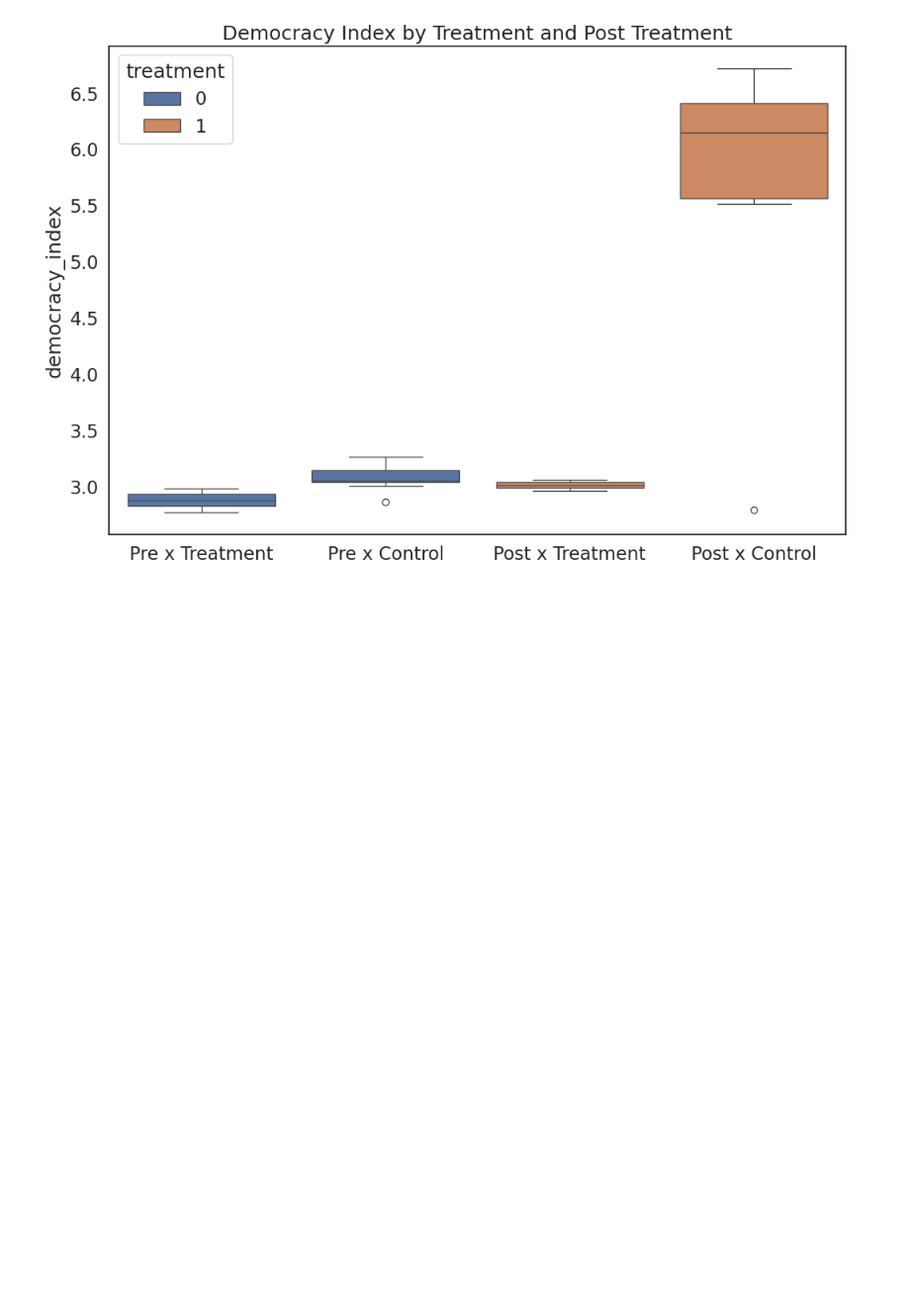
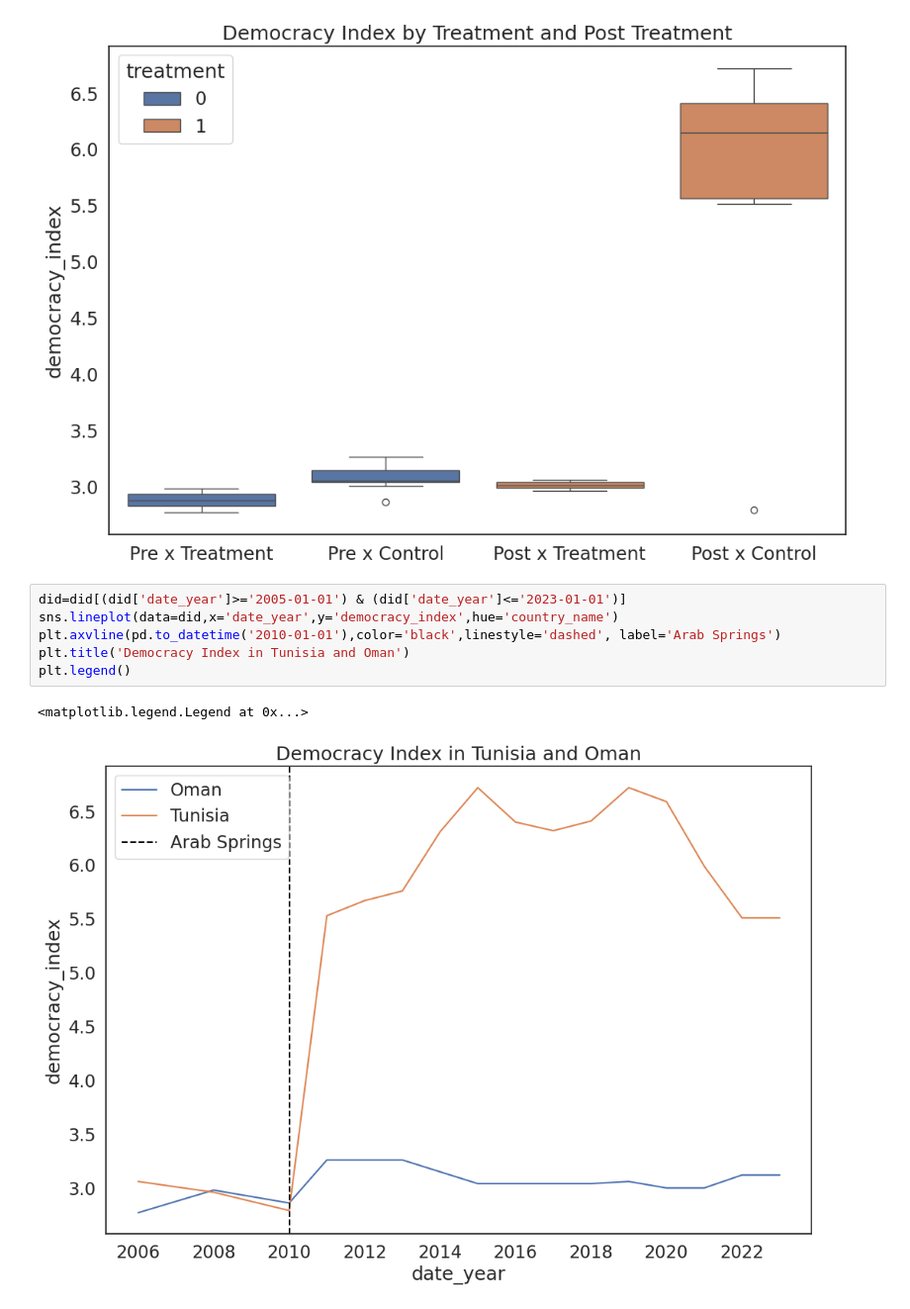
Before and after one commit to Josephmdlv/Final-work, a Jupyter notebook: Did_Democracy.ipynb, the cells around one changed output. Shown at 99% size. Cells and saved outputs as stored; diff of their text form; blank space fills up the shorter version.

```diff
--- a/Did_Democracy.ipynb
+++ b/Did_Democracy.ipynb
@@ -97,3 +97,12 @@ plt.title('Democracy Index by Treatment and Post Treatment')
 plt.show()
 # %% [output]
 [figure]
+# %%
+did=did[(did['date_year']>='2005-01-01') & (did['date_year']<='2023-01-01')]
+sns.lineplot(data=did,x='date_year',y='democracy_index',hue='country_name')
+plt.axvline(pd.to_datetime('2010-01-01'),color='black',linestyle='dashed', label='Arab Springs')
+plt.title('Democracy Index in Tunisia and Oman')
+plt.legend()
+# %% [output]
+<matplotlib.legend.Legend at 0x...>
+[figure, added]
```
Also changed, not shown: parts of 2 cells of this notebook.
